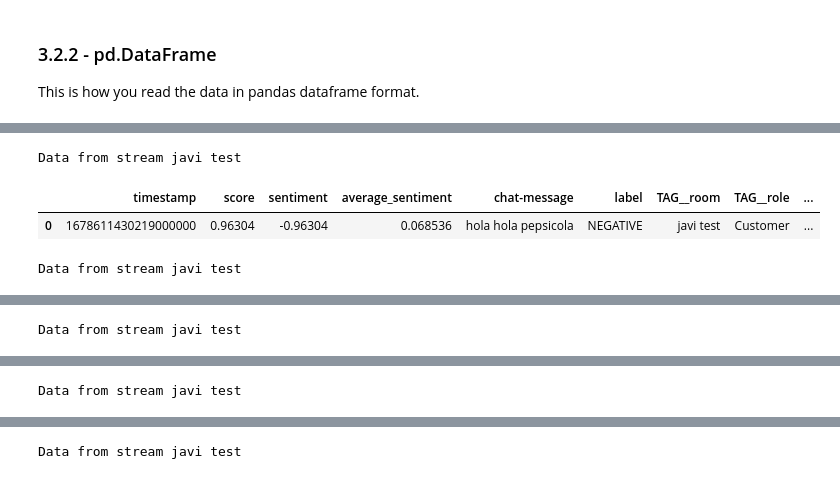
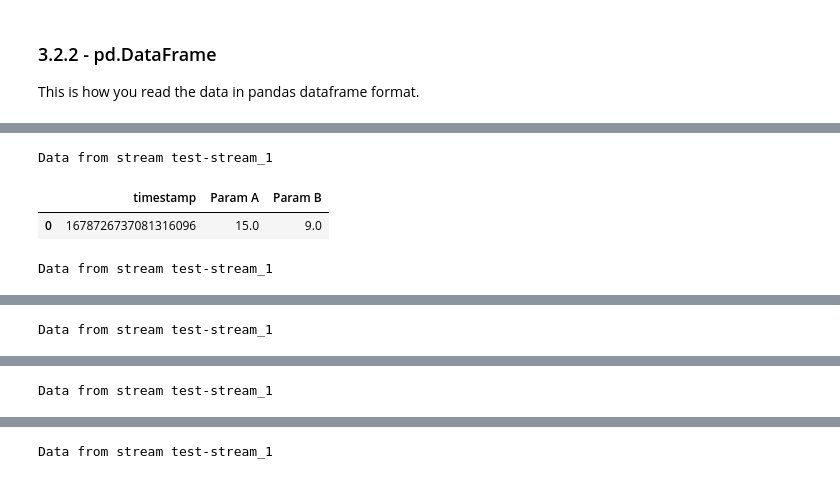
Before and after one commit to JotaBlanco/QuixStreamsNotebooks, a Jupyter notebook: Conferences/BerlinTimeseriesMeetup/Quix_Streams_SUB.ipynb, the cells around one changed output, grey strips where cells are left out. Cells and saved outputs as stored; diff of their text form; code cells hidden in the pictures.

```diff
--- a/Conferences/BerlinTimeseriesMeetup/Quix_Streams_SUB.ipynb
+++ b/Conferences/BerlinTimeseriesMeetup/Quix_Streams_SUB.ipynb
@@ -97,21 +128,20 @@ qx.App.run()
 # %%
 df= pd.DataFrame()
 
 def on_stream_received_handler(stream_received: qx.StreamConsumer):
   stream_received.timeseries.on_dataframe_received = on_timeseries_data_received_handler
 
 def on_timeseries_data_received_handler(stream: qx.StreamConsumer, df_i: pd.DataFrame):
   global df
   df = df.append(df_i)
   print("Data from stream " + stream.stream_id)
   display(df_i)
 
-topic_name = "chat-messages-enriched"
 topic_consumer = client.get_topic_consumer(topic_name)
 topic_consumer.on_stream_received = on_stream_received_handler
 qx.App.run()
 # %% [output]
-Data from stream javi test
+Data from stream test-stream_1
-|  | timestamp | score | sentiment | average_sentiment | chat-message | label | TAG__room | TAG__role | ... |
-| 0 | 1678611430219000000 | 0.96304 | -0.96304 | 0.068536 | hola hola pepsicola | NEGATIVE | javi test | Customer | ... |
+|  | timestamp | Param A | Param B |
+| 0 | 1678726737081316096 | 15.0 | 9.0 |
-Data from stream javi test
+Data from stream test-stream_1
@@ -120 +150 @@ Data from stream javi test
-Data from stream javi test
+Data from stream test-stream_1
@@ -123 +153 @@ Data from stream javi test
-Data from stream javi test
+Data from stream test-stream_1
@@ -126 +156 @@ Data from stream javi test
-Data from stream javi test
+Data from stream test-stream_1
```
Also changed, not shown: parts of 8 cells of this notebook.
